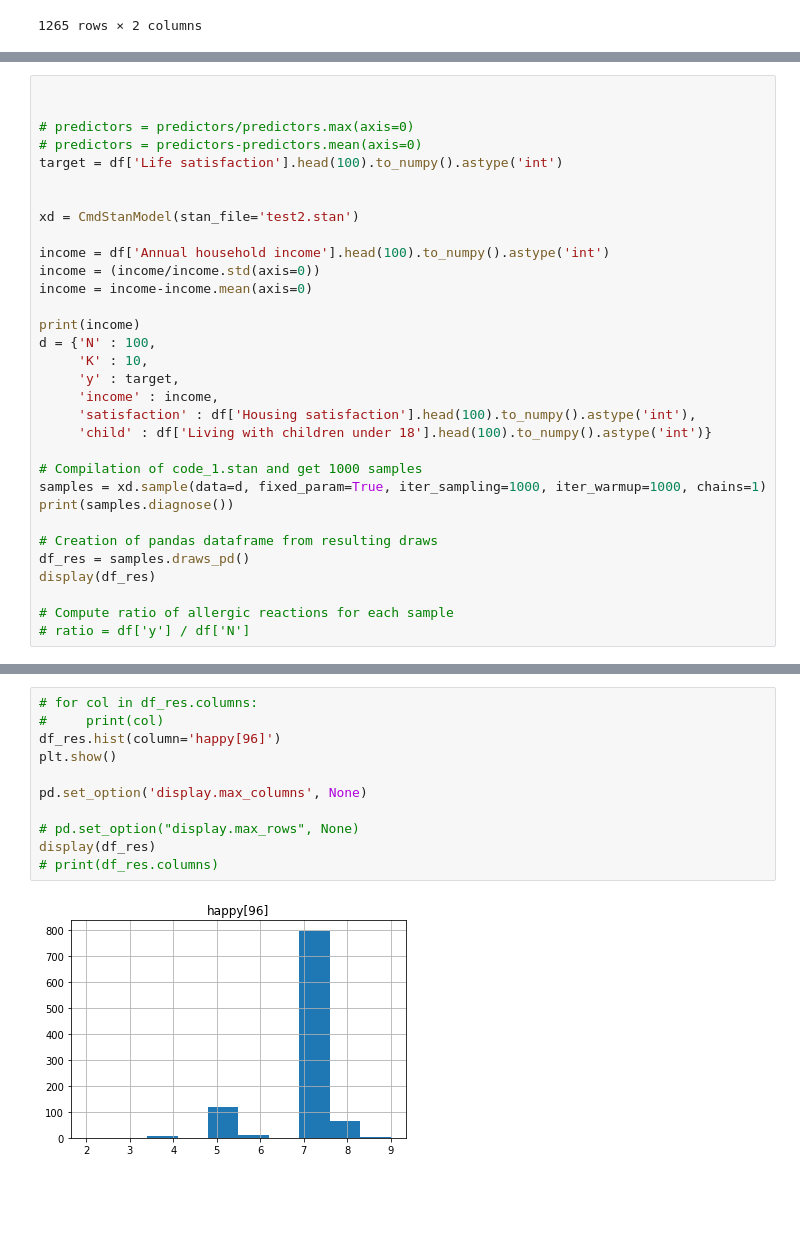
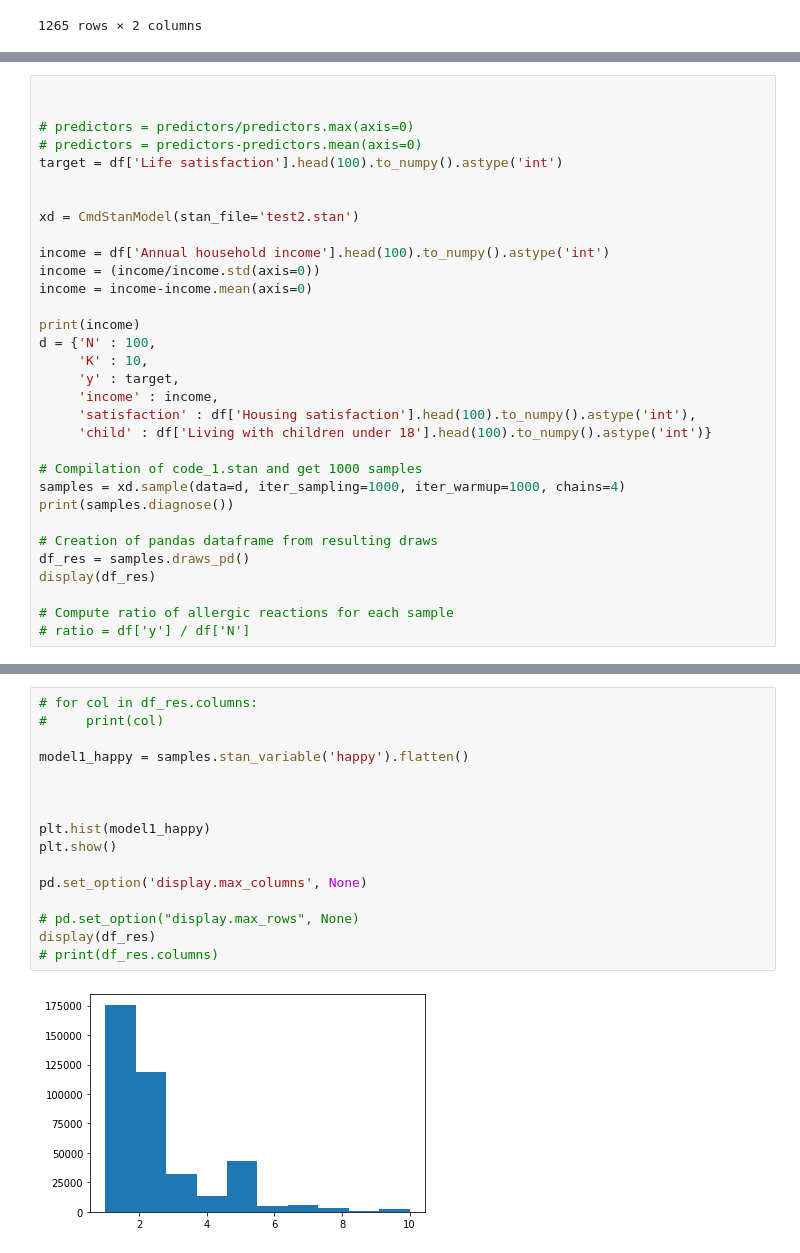
Before and after one commit to SwieciloM/Data-Analytics-Laboratory, a Jupyter notebook: Final project/main.ipynb, the cells around one changed output, grey strips where cells are left out. Drawn from its saved outputs; the diff is of its cells as text; blank space fills up the shorter version.

Commit message:
model1 first success

```diff
--- a/Final project/main.ipynb
+++ b/Final project/main.ipynb
@@ -144,7 +111,7 @@ d = {'N' : 100,
      'child' : df['Living with children under 18'].head(100).to_numpy().astype('int')}
 
 # Compilation of code_1.stan and get 1000 samples
-samples = xd.sample(data=d, fixed_param=True, iter_sampling=1000, iter_warmup=1000, chains=1)
+samples = xd.sample(data=d, iter_sampling=1000, iter_warmup=1000, chains=4)
 print(samples.diagnose())
 
 # Creation of pandas dataframe from resulting draws
@@ -214,14 +201,19 @@ Processing complete, no problems detected.
 # %%
 # for col in df_res.columns:
 #     print(col)
-df_res.hist(column='happy[96]')
+
+model1_happy = samples.stan_variable('happy').flatten()
+
+
+
+plt.hist(model1_happy)
 plt.show()
 
 pd.set_option('display.max_columns', None)
 
 # pd.set_option("display.max_rows", None)
 display(df_res)
 # print(df_res.columns)
 # %% [output]
-[figure, old version]
+[figure, new version]
 |  | lp__ | accept_stat__ | c[1] | c[2] | c[3] | c[4] | c[5] | c[6] | c[7] | c[8] | ... |
```
Also changed, not shown: parts of 5 cells of this notebook, 6 other files.
